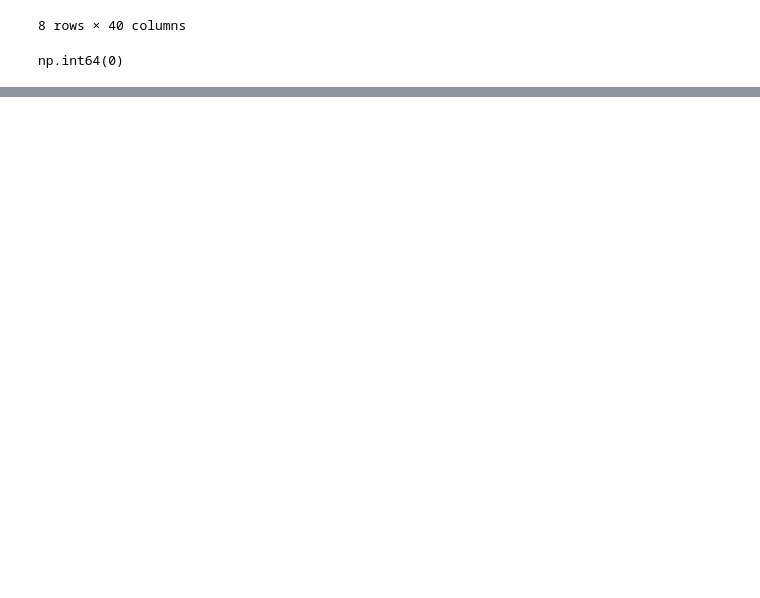
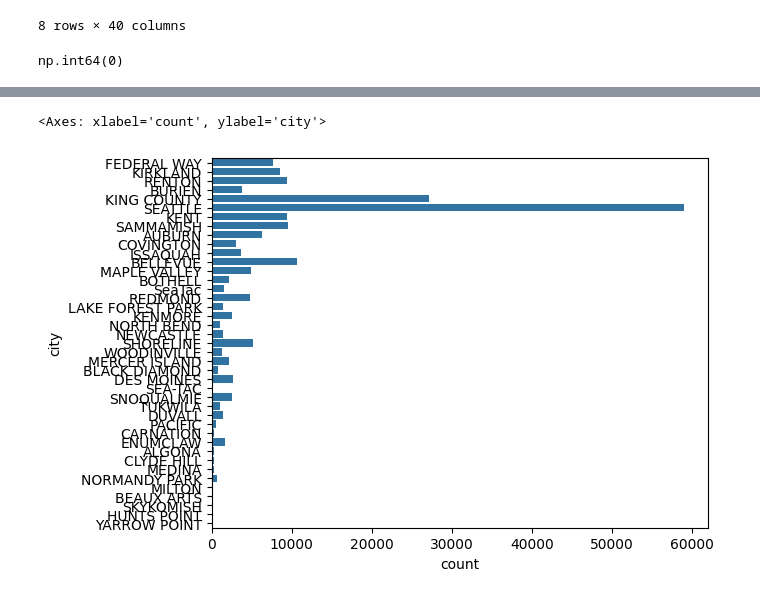
Before and after one commit to Shally-1997/project_house_prediction, a Jupyter notebook: HousePrice.ipynb, the cells around one changed output, grey strips where cells are left out. Saved outputs shown, nothing was run; the diff lists cells and outputs as text; code cells hidden in the pictures; blank space fills up the shorter version.

```diff
--- a/HousePrice.ipynb
+++ b/HousePrice.ipynb
@@ -117,0 +203,5 @@ ValueError: could not convert string to float: '2014-11-15'
+# %%
+sns.countplot(df1['city'])
+# %% [output]
+<Axes: xlabel='count', ylabel='city'>
+[figure, added]
```
Also changed, not shown: parts of 18 cells of this notebook.
